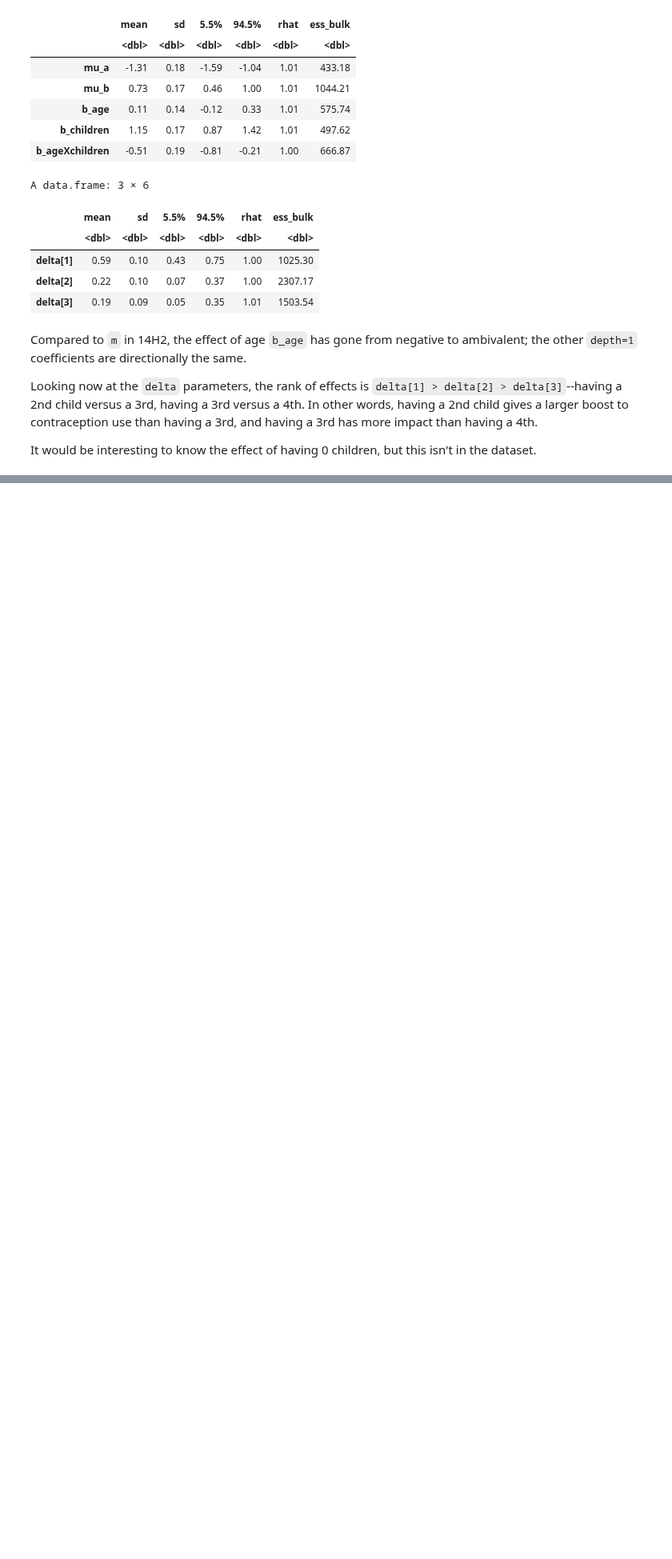
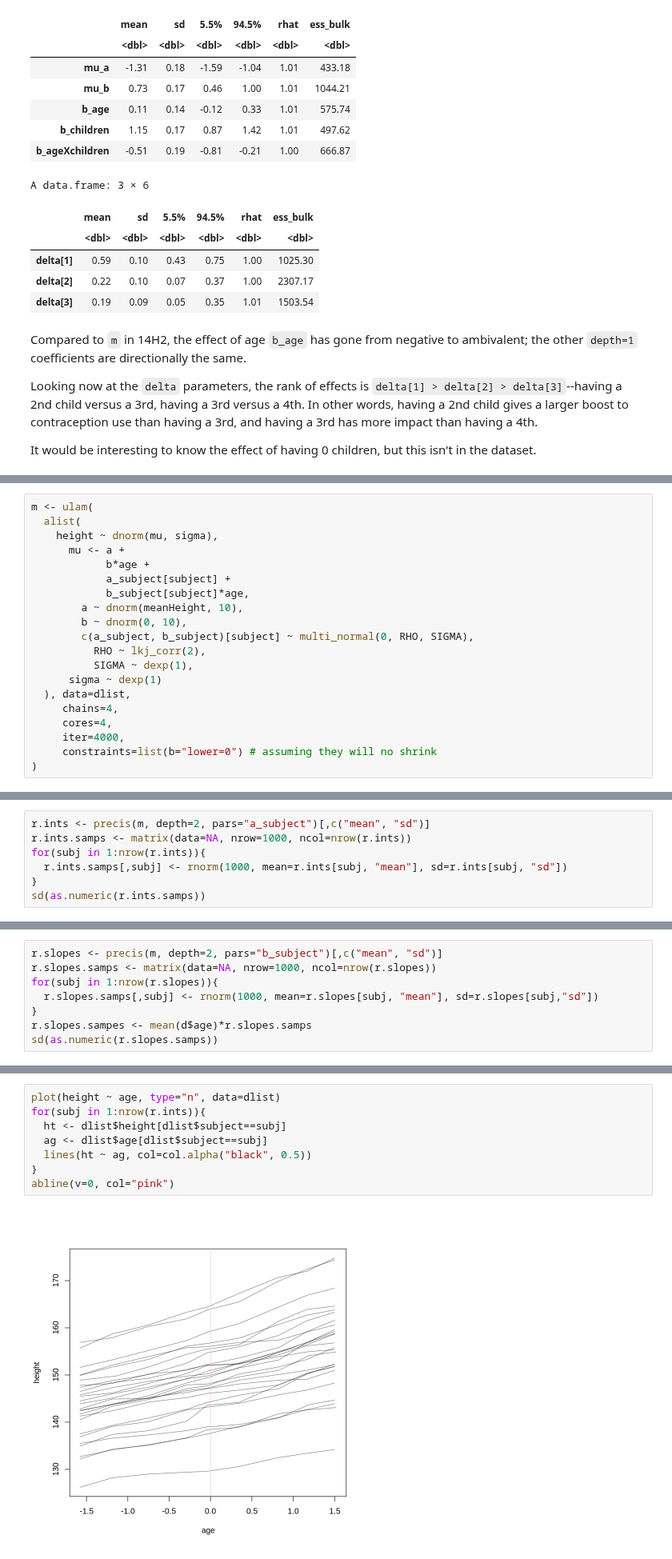
Before and after one commit to nicklausmillican/StatisticalRethinkingIISolutions, a Jupyter notebook: StatisticalRethinkingSolutions2_Ch14.ipynb, the cells around one changed output, grey strips where cells are left out. Shown at 80% size. Saved outputs shown, nothing was run; the diff lists cells and outputs as text; blank space fills up the shorter version.

```diff
--- a/StatisticalRethinkingSolutions2_Ch14.ipynb
+++ b/StatisticalRethinkingSolutions2_Ch14.ipynb
@@ -1556,0 +1585,20 @@ It would be interesting to know the effect of having 0 children, but this isn't
+# %%
+m <- ulam(
+  alist(
+    height ~ dnorm(mu, sigma),
+      mu <- a +
+            b*age +
+            a_subject[subject] +
+            b_subject[subject]*age,
+        a ~ dnorm(meanHeight, 10),
+        b ~ dnorm(0, 10),
+        c(a_subject, b_subject)[subject] ~ multi_normal(0, RHO, SIGMA),
+          RHO ~ lkj_corr(2),
+          SIGMA ~ dexp(1),
+      sigma ~ dexp(1)
+  ), data=dlist,
+     chains=4,
+     cores=4,
+     iter=4000,
+     constraints=list(b="lower=0") # assuming they will no shrink
+)
@@ -1556,0 +1609,7 @@ It would be interesting to know the effect of having 0 children, but this isn't
+# %%
+r.ints <- precis(m, depth=2, pars="a_subject")[,c("mean", "sd")]
+r.ints.samps <- matrix(data=NA, nrow=1000, ncol=nrow(r.ints))
+for(subj in 1:nrow(r.ints)){
+  r.ints.samps[,subj] <- rnorm(1000, mean=r.ints[subj, "mean"], sd=r.ints[subj, "sd"])
+}
+sd(as.numeric(r.ints.samps))
@@ -1556,0 +1620,8 @@ It would be interesting to know the effect of having 0 children, but this isn't
+# %%
+r.slopes <- precis(m, depth=2, pars="b_subject")[,c("mean", "sd")]
+r.slopes.samps <- matrix(data=NA, nrow=1000, ncol=nrow(r.slopes))
+for(subj in 1:nrow(r.slopes)){
+  r.slopes.samps[,subj] <- rnorm(1000, mean=r.slopes[subj, "mean"], sd=r.slopes[subj,"sd"])
+}
+r.slopes.sampes <- mean(d$age)*r.slopes.samps
+sd(as.numeric(r.slopes.samps))
@@ -1556,0 +1632,10 @@ It would be interesting to know the effect of having 0 children, but this isn't
+# %%
+plot(height ~ age, type="n", data=dlist)
+for(subj in 1:nrow(r.ints)){
+  ht <- dlist$height[dlist$subject==subj]
+  ag <- dlist$age[dlist$subject==subj]
+  lines(ht ~ ag, col=col.alpha("black", 0.5))
+}
+abline(v=0, col="pink")
+# %% [output]
+[figure, added]
```
Also changed, not shown: parts of 14 cells of this notebook.
